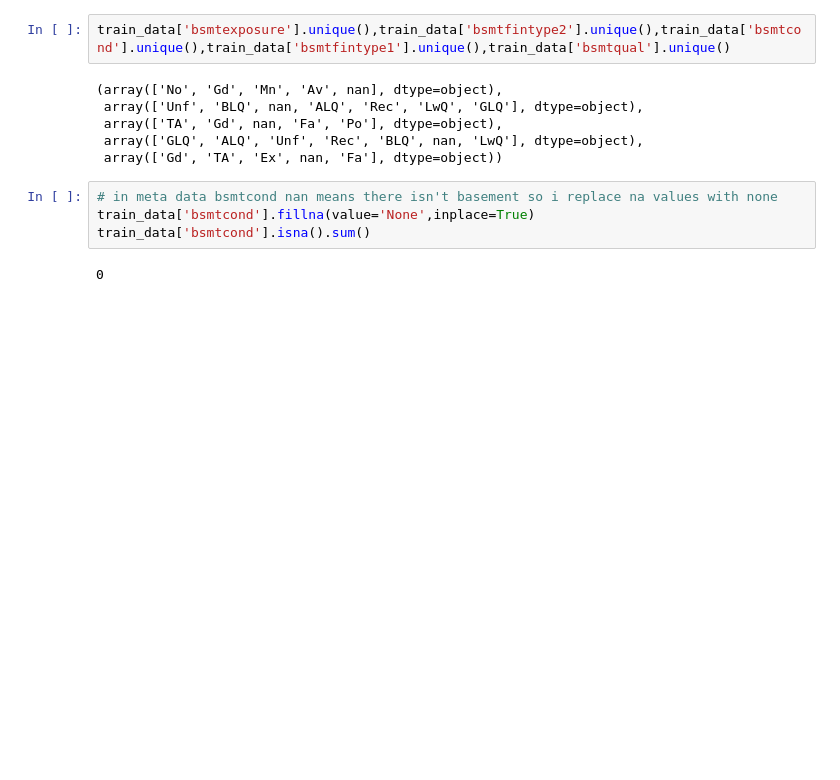
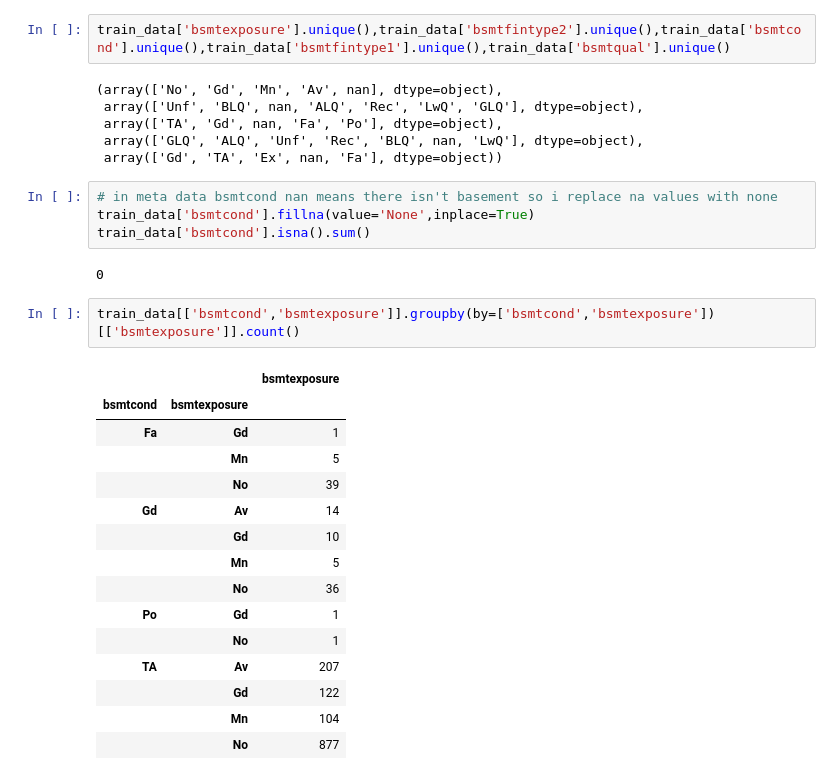
Before and after one commit to ashen007/pandas_data_analysis, a Jupyter notebook: v_3/r_2.ipynb, the cells around one changed output. Drawn from its saved outputs; the diff is of its cells as text; blank space fills up the shorter version.

```diff
--- a/v_3/r_2.ipynb
+++ b/v_3/r_2.ipynb
@@ -378,3 +378,21 @@ train_data['bsmtcond'].fillna(value='None',inplace=True)
 train_data['bsmtcond'].isna().sum()
 # %% [output]
 0
+# %%
+train_data[['bsmtcond','bsmtexposure']].groupby(by=['bsmtcond','bsmtexposure'])[['bsmtexposure']].count()
+# %% [output]
+|  |  | bsmtexposure |
+| bsmtcond | bsmtexposure |  |
+| Fa | Gd | 1 |
+|  | Mn | 5 |
+|  | No | 39 |
+| Gd | Av | 14 |
+|  | Gd | 10 |
+|  | Mn | 5 |
+|  | No | 36 |
+| Po | Gd | 1 |
+|  | No | 1 |
+| TA | Av | 207 |
+|  | Gd | 122 |
+|  | Mn | 104 |
+|  | No | 877 |
```
Also changed, not shown: parts of 1 cell of this notebook.
